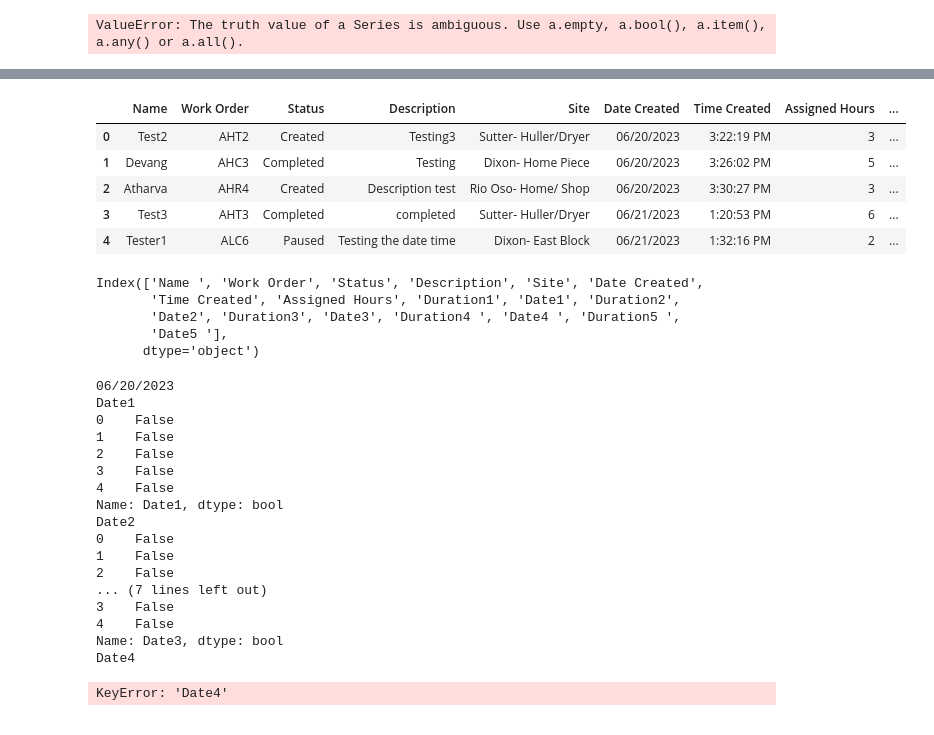
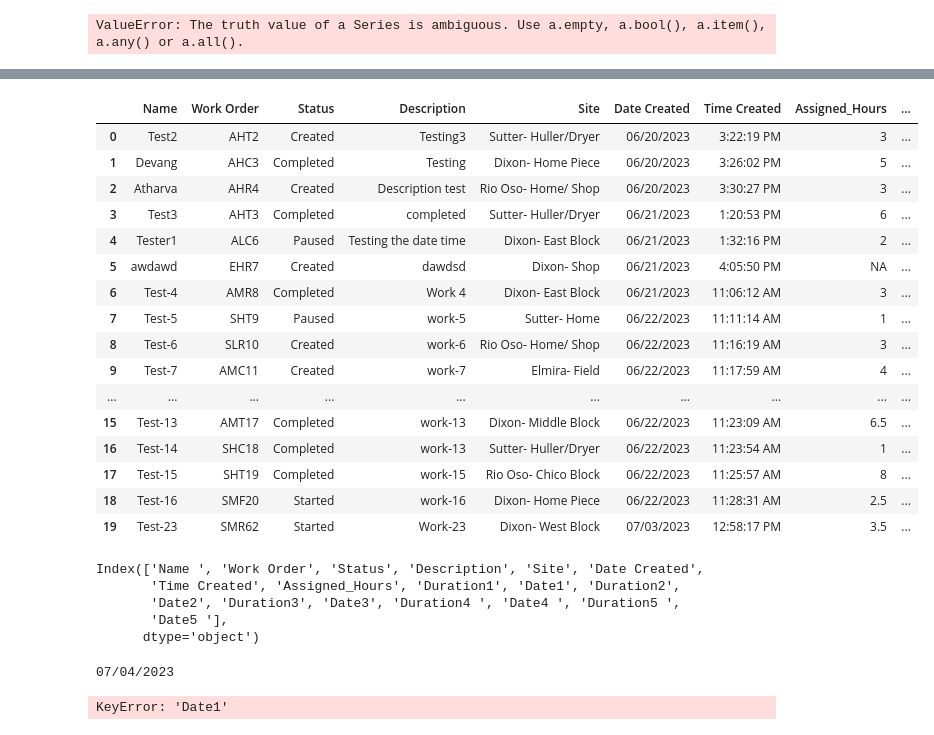
Before and after one commit to PioneerNuts/Exampler_Dashboard, a Jupyter notebook: Test.ipynb, the cells around one changed output, grey strips where cells are left out. Drawn from its saved outputs; the diff is of its cells as text; code cells hidden in the pictures.

```diff
--- a/Test.ipynb
+++ b/Test.ipynb
@@ -435,20 +391,33 @@ df=pd.read_csv("https://docs.google.com/spreadsheets/d/e/2PACX-1vQSjwmOOwc1iHvIl
-# %%
-df.head()
-# %% [output]
-|  | Name | Work Order | Status | Description | Site | Date Created | Time Created | Assigned Hours | ... |
-| 0 | Test2 | AHT2 | Created | Testing3 | Sutter- Huller/Dryer | 06/20/2023 | 3:22:19 PM | 3 | ... |
-| 1 | Devang | AHC3 | Completed | Testing | Dixon- Home Piece | 06/20/2023 | 3:26:02 PM | 5 | ... |
-| 2 | Atharva | AHR4 | Created | Description test | Rio Oso- Home/ Shop | 06/20/2023 | 3:30:27 PM | 3 | ... |
-| 3 | Test3 | AHT3 | Completed | completed | Sutter- Huller/Dryer | 06/21/2023 | 1:20:53 PM | 6 | ... |
-| 4 | Tester1 | ALC6 | Paused | Testing the date time | Dixon- East Block | 06/21/2023 | 1:32:16 PM | 2 | ... |
-# %%
-df.columns
-# %% [output]
-Index(['Name ', 'Work Order', 'Status', 'Description', 'Site', 'Date Created',
-       'Time Created', 'Assigned Hours', 'Duration1', 'Date1', 'Duration2',
-       'Date2', 'Duration3', 'Date3', 'Duration4 ', 'Date4 ', 'Duration5 ',
-       'Date5 '],
-      dtype='object')
+# %%
+df2=pd.read_csv("https://docs.google.com/spreadsheets/d/e/2PACX-1vQSjwmOOwc1iHvIl_gc1mlUB9Pa_rB7pwg__Agq7JQowZ8XvycnGG2AxsXyk9WDJ4h_clBt0jiceTDl/pub?output=csv")
+# %%
+df2.head(20)
+# %% [output]
+|  | Name | Work Order | Status | Description | Site | Date Created | Time Created | Assigned_Hours | ... |
+| 0 | Test2 | AHT2 | Created | Testing3 | Sutter- Huller/Dryer | 06/20/2023 | 3:22:19 PM | 3 | ... |
+| 1 | Devang | AHC3 | Completed | Testing | Dixon- Home Piece | 06/20/2023 | 3:26:02 PM | 5 | ... |
+| 2 | Atharva | AHR4 | Created | Description test | Rio Oso- Home/ Shop | 06/20/2023 | 3:30:27 PM | 3 | ... |
+| 3 | Test3 | AHT3 | Completed | completed | Sutter- Huller/Dryer | 06/21/2023 | 1:20:53 PM | 6 | ... |
+| 4 | Tester1 | ALC6 | Paused | Testing the date time | Dixon- East Block | 06/21/2023 | 1:32:16 PM | 2 | ... |
+| 5 | awdawd | EHR7 | Created | dawdsd | Dixon- Shop | 06/21/2023 | 4:05:50 PM | NA | ... |
+| 6 | Test-4 | AMR8 | Completed | Work 4 | Dixon- East Block | 06/21/2023 | 11:06:12 AM | 3 | ... |
+| 7 | Test-5 | SHT9 | Paused | work-5 | Sutter- Home | 06/22/2023 | 11:11:14 AM | 1 | ... |
+| 8 | Test-6 | SLR10 | Created | work-6 | Rio Oso- Home/ Shop | 06/22/2023 | 11:16:19 AM | 3 | ... |
+| 9 | Test-7 | AMC11 | Created | work-7 | Elmira- Field | 06/22/2023 | 11:17:59 AM | 4 | ... |
+| ... | ... | ... | ... | ... | ... | ... | ... | ... | ... |
+| 15 | Test-13 | AMT17 | Completed | work-13 | Dixon- Middle Block | 06/22/2023 | 11:23:09 AM | 6.5 | ... |
+| 16 | Test-14 | SHC18 | Completed | work-13 | Sutter- Huller/Dryer | 06/22/2023 | 11:23:54 AM | 1 | ... |
+| 17 | Test-15 | SHT19 | Completed | work-15 | Rio Oso- Chico Block | 06/22/2023 | 11:25:57 AM | 8 | ... |
+| 18 | Test-16 | SMF20 | Started | work-16 | Dixon- Home Piece | 06/22/2023 | 11:28:31 AM | 2.5 | ... |
+| 19 | Test-23 | SMR62 | Started | Work-23 | Dixon- West Block | 07/03/2023 | 12:58:17 PM | 3.5 | ... |
+# %%
+df2.columns
+# %% [output]
+Index(['Name ', 'Work Order', 'Status', 'Description', 'Site', 'Date Created',
+       'Time Created', 'Assigned_Hours', 'Duration1', 'Date1', 'Duration2',
+       'Date2', 'Duration3', 'Date3', 'Duration4 ', 'Date4 ', 'Duration5 ',
+       'Date5 '],
+      dtype='object')
 # %%
 # if the status is completed and the last date is pervous date then add all the duration in the hours count for each  person
 
@@ -506,28 +475,12 @@ compled_work[['Name','WorkOrder']]
 for i in range (1,6):
     date_col = f"Date{i}"
     print(date_col)
-    df2= df[date_col]=='previous_date'
-    print(df2)
+    df3= df2[date_col]=='previous_date'
+    print(df3)
     #date_col = f"Duration{i}"
     #print(date_col)
 # %% [output]
-06/20/2023
-Date1
-0    False
-1    False
-2    False
-3    False
-4    False
-Name: Date1, dtype: bool
-Date2
-0    False
-1    False
-2    False
-... (7 lines left out)
-3    False
-4    False
-Name: Date3, dtype: bool
-Date4
+07/04/2023
-KeyError: 'Date4'
+KeyError: 'Date1'
 # %%
 #out of which i want to figer out name of people who worked yesterday and how many hours they worked yesterday. below is the example how my dataset looks like
```
Also changed, not shown: parts of 77 cells of this notebook, 4 other files.
